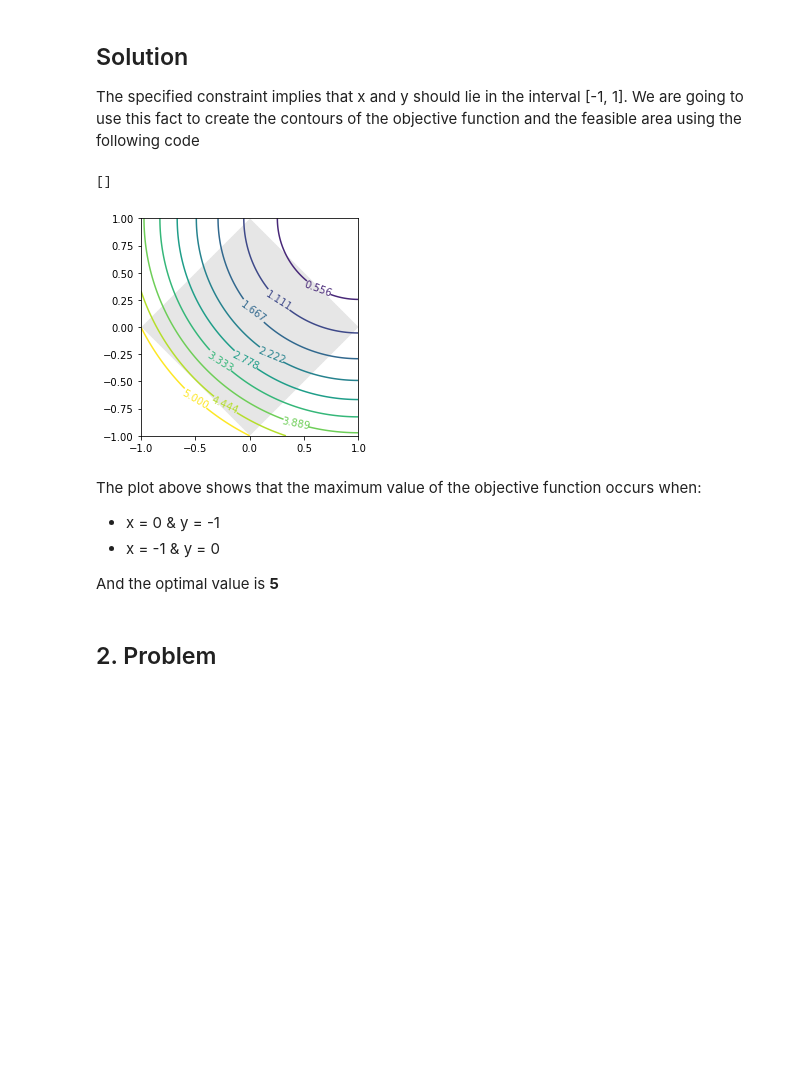
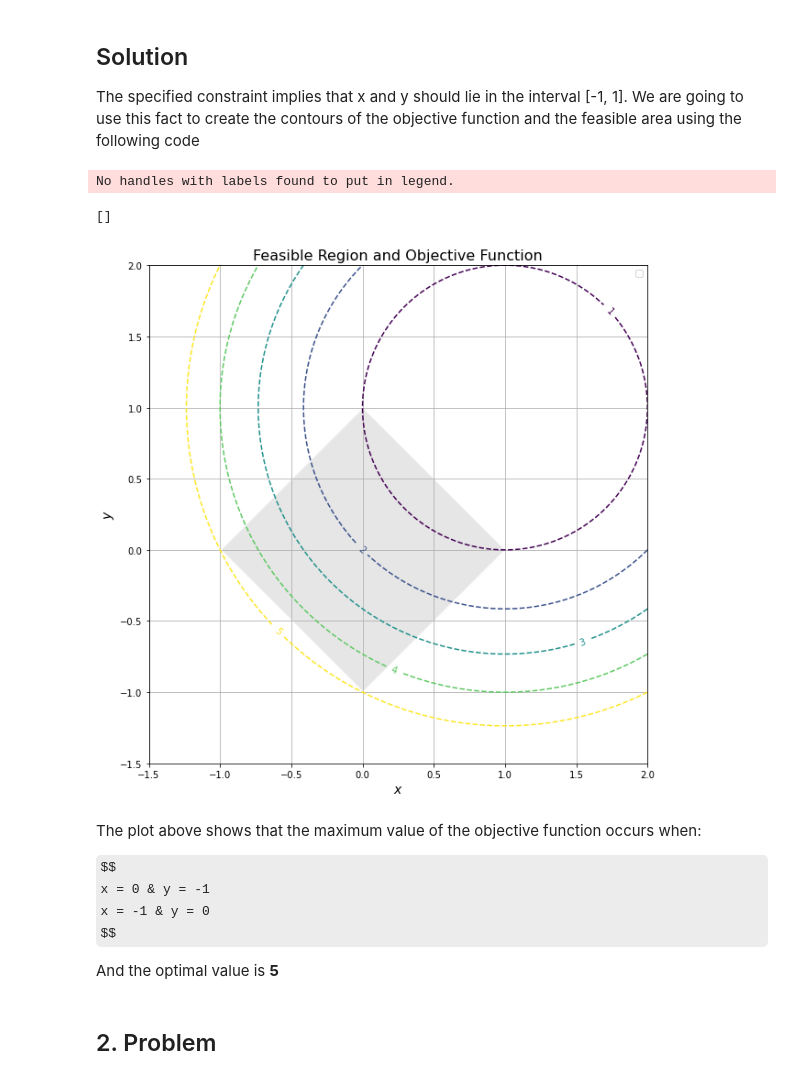
Before and after one commit to amitpatra/isye_6669, a Jupyter notebook: hw_1/hw_1.ipynb, the cells around one changed output. Saved outputs shown, nothing was run; the diff lists cells and outputs as text; code cells hidden in the pictures; some formulas as TeX source; blank space fills up the shorter version.

```diff
--- a/hw_1/hw_1.ipynb
+++ b/hw_1/hw_1.ipynb
@@ -21,31 +21,41 @@ import numpy as np
 import matplotlib.pyplot as plt
 # %%
 # x and y should be between -1 and 1
-d = np.linspace(-1, 1, 300)
+d = np.linspace(-2, 2, 300)
 x, y = np.meshgrid(d, d)
 
-fig, ax = plt.subplots()
+fig, ax = plt.subplots(figsize=(10, 10))
+fig.patch.set_facecolor("xkcd:white")
 
 ax.imshow((abs(x) + abs(y) <= 1).astype(int),
            extent=(x.min(), x.max(), y.min(), y.max()),
            origin="lower",
            cmap="Greys",
            alpha = 0.1)
 
 obj = (x - 1) ** 2 + (y - 1) ** 2
-levels = np.linspace(obj.min(), 5, 10)
-cp = ax.contour(x, y, obj, levels)
+levels = np.linspace(1, 5, 5)
+cp = ax.contour(x, y, obj, levels, linestyles="dashed", label="obj")
 ax.clabel(cp, inline=True, fontsize=10)
-# TODO put the axis labels in latex.
+ax.set_xlabel(r"$x$", size=14)
+ax.set_ylabel(r"$y$", size=14)
+ax.set_xlim(-1.5,)
+ax.set_ylim(-1.5,)
+ax.set_title("Feasible Region and Objective Function", size=16)
+plt.legend()
+plt.grid()
 plt.plot()
 # %% [output]
-[]
+No handles with labels found to put in legend.
+[]
-[figure, old version]
+[figure, new version]
 # %% [markdown]
 The plot above shows that the maximum value of the objective function occurs when:
 
-- x = 0 & y = -1
-- x = -1 & y = 0
+$$
+x = 0 & y = -1
+x = -1 & y = 0
+$$
 
 And the optimal value is **5**
 # %% [markdown]
```
